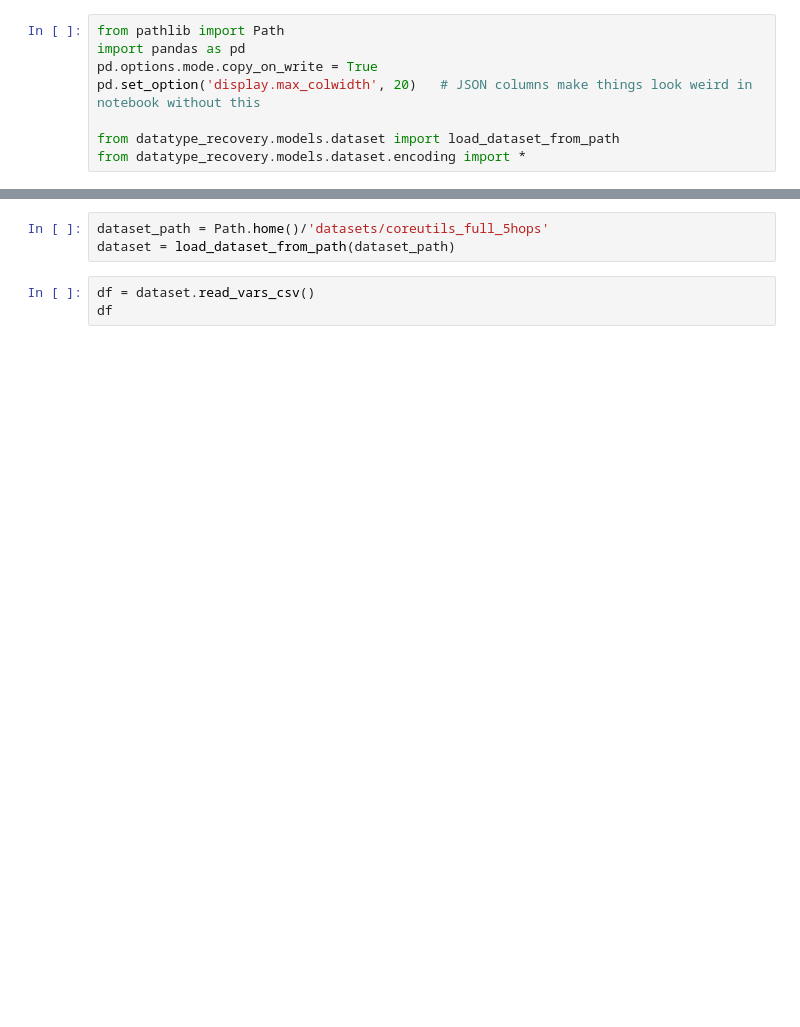
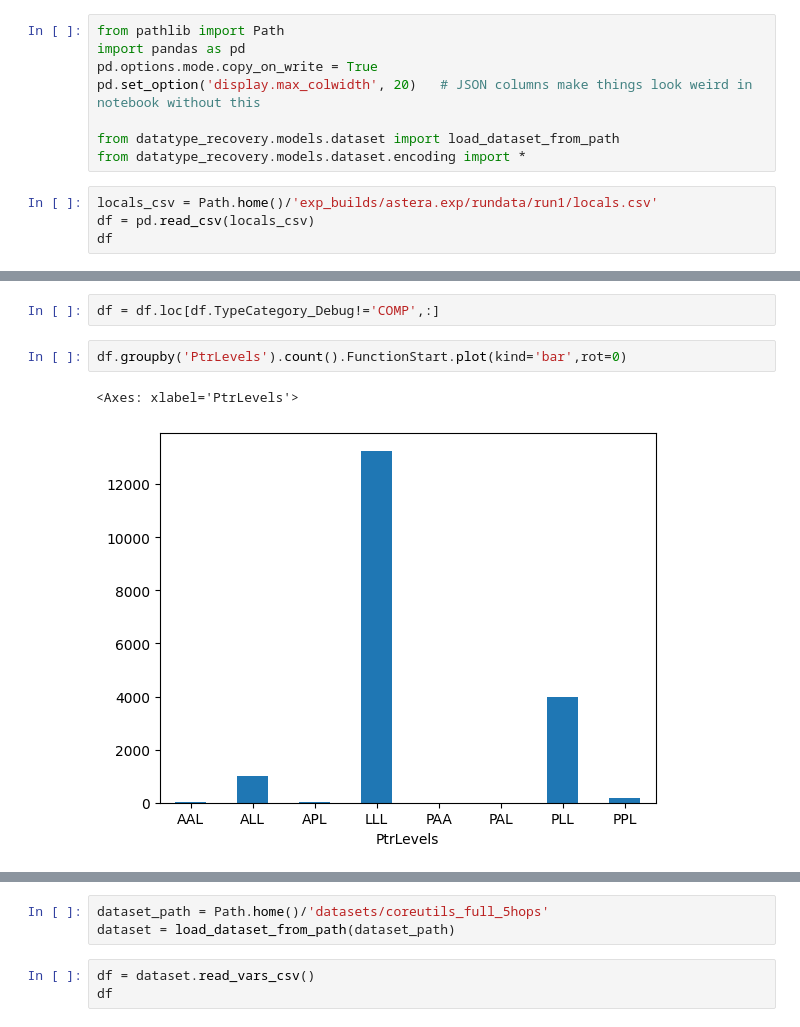
Before and after one commit to lasserre/datatype-recovery-experiments, a Jupyter notebook: notebooks/new_encoding.ipynb, the cells around one changed output, grey strips where cells are left out. Cells and saved outputs as stored; diff of their text form; blank space fills up the shorter version.

```diff
--- a/notebooks/new_encoding.ipynb
+++ b/notebooks/new_encoding.ipynb
@@ -6,3 +6,7 @@ pd.set_option('display.max_colwidth', 20)   # JSON columns make things look weir
 
 from datatype_recovery.models.dataset import load_dataset_from_path
 from datatype_recovery.models.dataset.encoding import *
+# %%
+locals_csv = Path.home()/'exp_builds/astera.exp/rundata/run1/locals.csv'
+df = pd.read_csv(locals_csv)
+df
@@ -8,0 +27,7 @@ from datatype_recovery.models.dataset.encoding import *
+# %%
+df = df.loc[df.TypeCategory_Debug!='COMP',:]
+# %%
+df.groupby('PtrLevels').count().FunctionStart.plot(kind='bar',rot=0)
+# %% [output]
+<Axes: xlabel='PtrLevels'>
+[figure, added]
```
Also changed, not shown: parts of 9 cells of this notebook, 1 other file.
